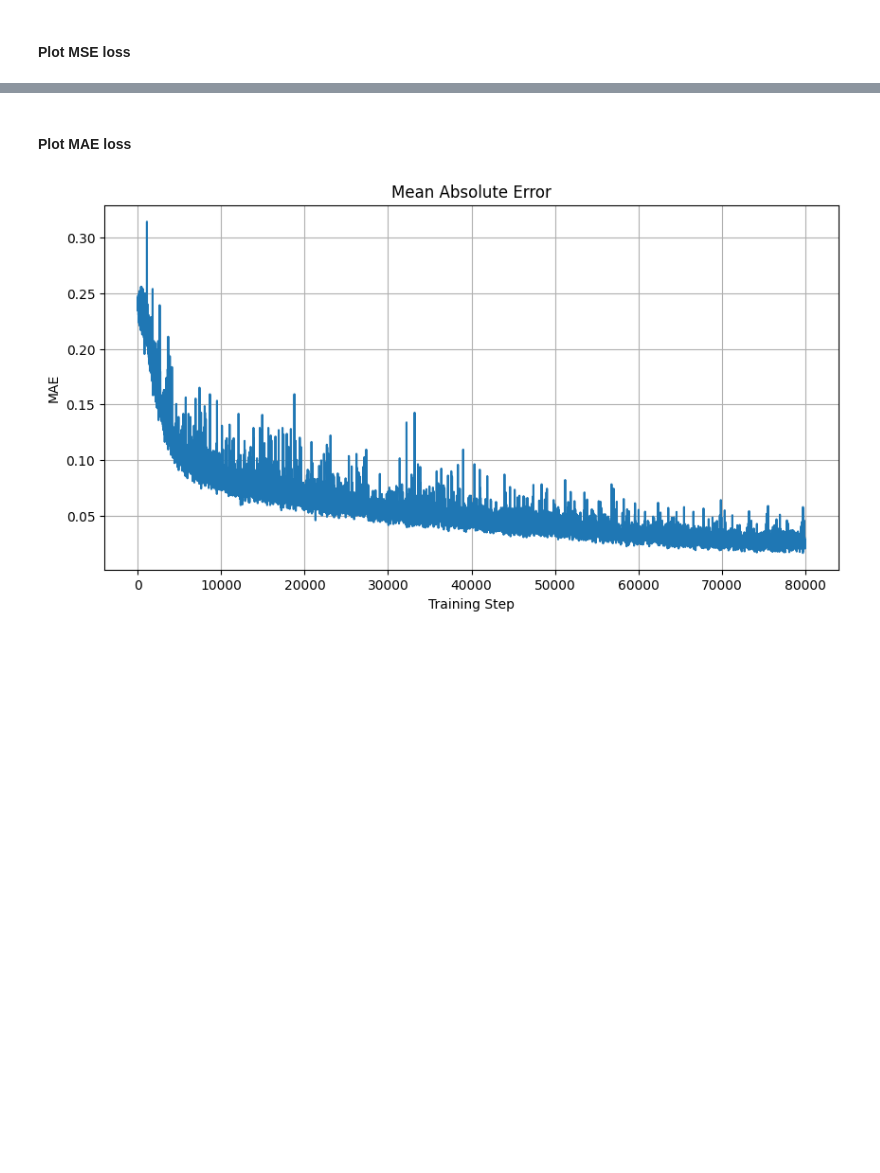
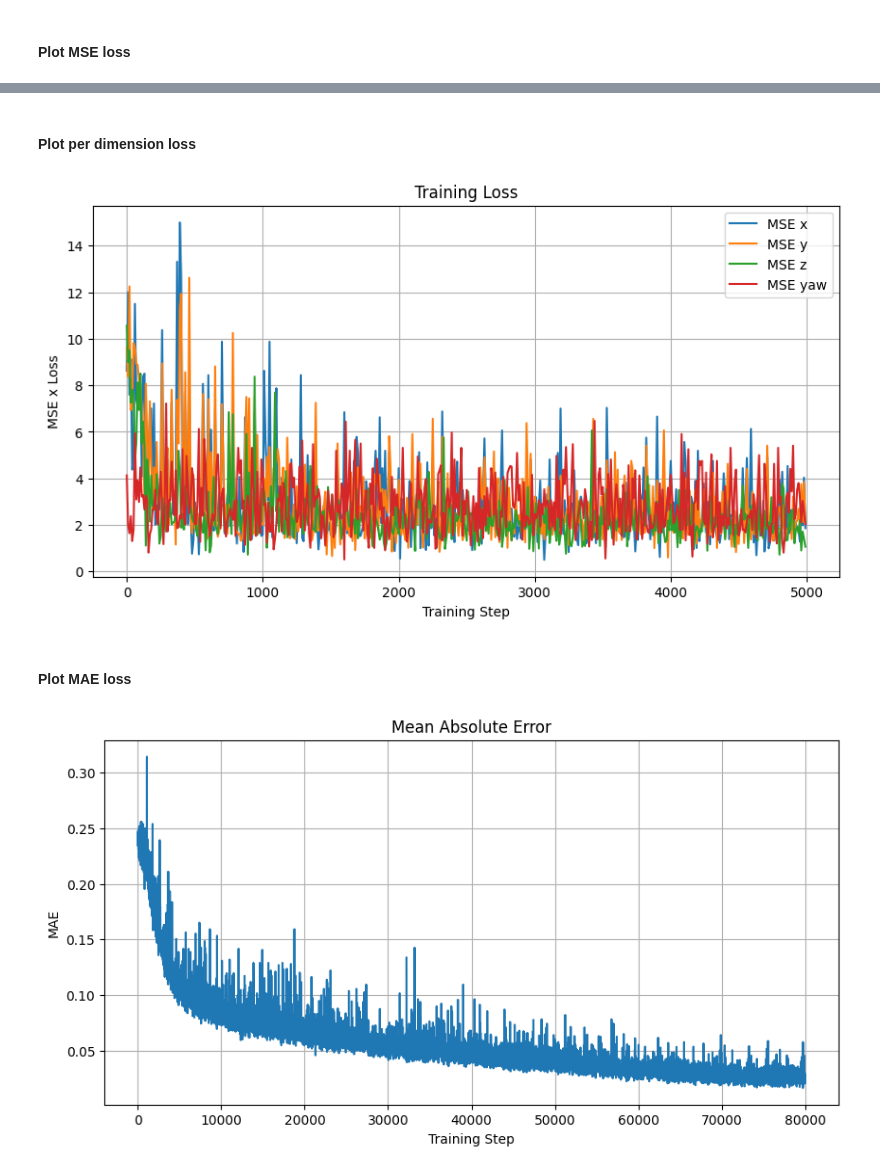
Before and after one commit to MCNeutron/imperial-irp-AeroGrasp, a Jupyter notebook: AeroGraspVLA/plot_training_metric.ipynb, the cells around one changed output, grey strips where cells are left out. Cells and saved outputs as stored; diff of their text form; code cells hidden in the pictures; blank space fills up the shorter version.

```diff
--- a/AeroGraspVLA/plot_training_metric.ipynb
+++ b/AeroGraspVLA/plot_training_metric.ipynb
@@ -84,3 +94,23 @@ plt.show()
+# %% [markdown]
+#### Plot per dimension loss
+# %%
+plt.figure()
+
+plt.plot(df["step"], df["mse_x"], label="MSE x")
+plt.plot(df["step"], df["mse_y"], label="MSE y")
+plt.plot(df["step"], df["mse_z"], label="MSE z")
+plt.plot(df["step"], df["mse_angle3"], label="MSE yaw")
+
+plt.xlabel("Training Step")
+plt.ylabel("MSE x Loss")
+plt.title("Training Loss")
+
+plt.legend()
+plt.grid(True)
+
+plt.show()
+# %% [output]
+[figure, added]
 # %% [markdown]
 #### Plot MAE loss
 # %%
```
Also changed, not shown: parts of 3 cells of this notebook, 11 other files.
